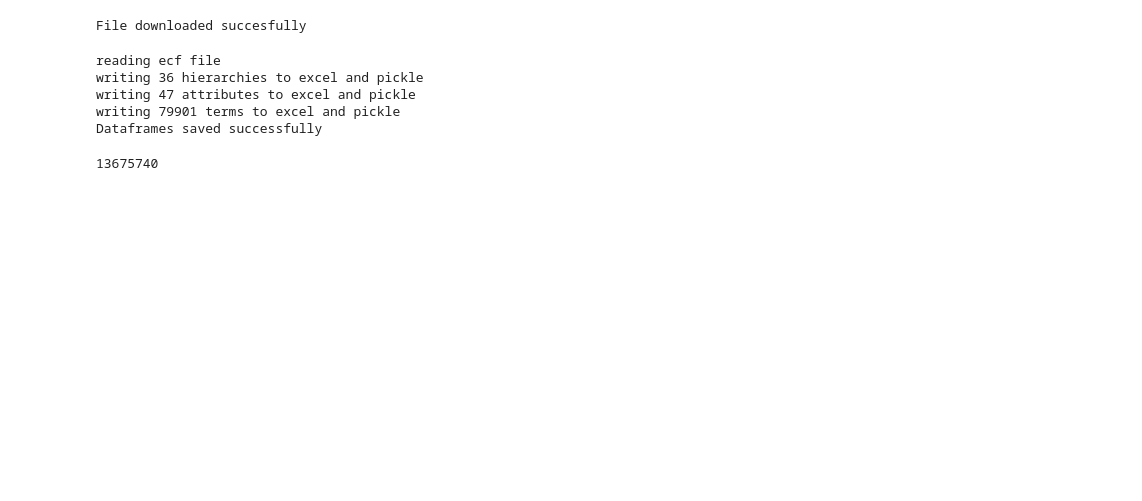
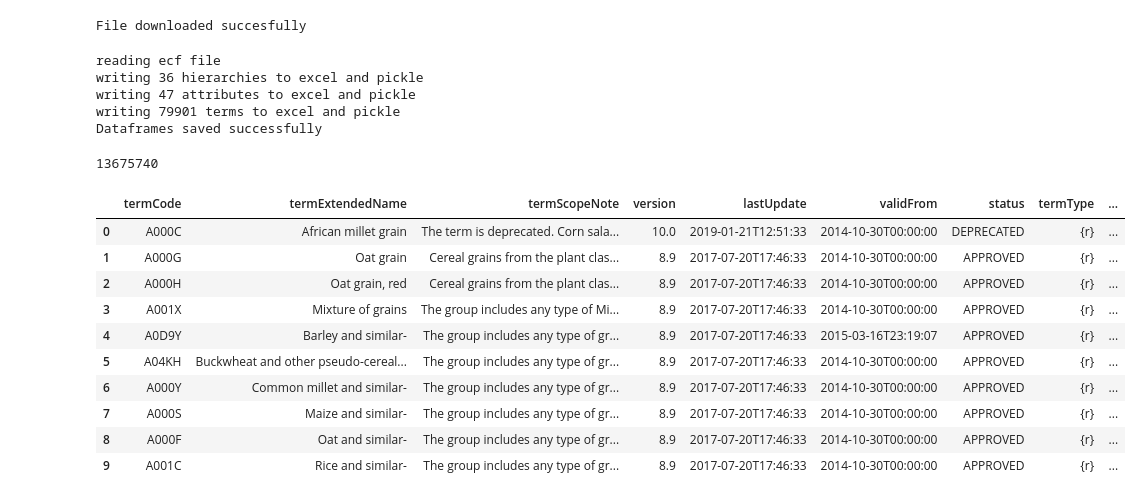
Before and after one commit to Epiconcept-Paris/roast-beef-and-croissants, a Jupyter notebook: 01. Get FoodEx2.ipynb, the cells around one changed output. Cells and saved outputs as stored; diff of their text form; code cells hidden in the pictures; blank space fills up the shorter version.

```diff
--- a/01. Get FoodEx2.ipynb
+++ b/01. Get FoodEx2.ipynb
@@ -122,3 +122,22 @@ writing 47 attributes to excel and pickle
 writing 79901 terms to excel and pickle
 Dataframes saved successfully
 13675740
+# %%
+#Showing terms
+import pandas as pd
+def showterms():
+    df = pd.read_pickle("data/terms.pickle")
+    return df.head(10)
+showterms()
+# %% [output]
+|  | termCode | termExtendedName | termScopeNote | version | lastUpdate | validFrom | status | termType | ... |
+| 0 | A000C | African millet grain | The term is deprecated. Corn sala... | 10.0 | 2019-01-21T12:51:33 | 2014-10-30T00:00:00 | DEPRECATED | {r} | ... |
+| 1 | A000G | Oat grain | Cereal grains from the plant clas... | 8.9 | 2017-07-20T17:46:33 | 2014-10-30T00:00:00 | APPROVED | {r} | ... |
+| 2 | A000H | Oat grain, red | Cereal grains from the plant clas... | 8.9 | 2017-07-20T17:46:33 | 2014-10-30T00:00:00 | APPROVED | {r} | ... |
+| 3 | A001X | Mixture of grains | The group includes any type of Mi... | 8.9 | 2017-07-20T17:46:33 | 2014-10-30T00:00:00 | APPROVED | {r} | ... |
+| 4 | A0D9Y | Barley and similar- | The group includes any type of gr... | 8.9 | 2017-07-20T17:46:33 | 2015-03-16T23:19:07 | APPROVED | {r} | ... |
+| 5 | A04KH | Buckwheat and other pseudo-cereal... | The group includes any type of gr... | 8.9 | 2017-07-20T17:46:33 | 2014-10-30T00:00:00 | APPROVED | {r} | ... |
+| 6 | A000Y | Common millet and similar- | The group includes any type of gr... | 8.9 | 2017-07-20T17:46:33 | 2014-10-30T00:00:00 | APPROVED | {r} | ... |
+| 7 | A000S | Maize and similar- | The group includes any type of gr... | 8.9 | 2017-07-20T17:46:33 | 2014-10-30T00:00:00 | APPROVED | {r} | ... |
+| 8 | A000F | Oat and similar- | The group includes any type of gr... | 8.9 | 2017-07-20T17:46:33 | 2014-10-30T00:00:00 | APPROVED | {r} | ... |
+| 9 | A001C | Rice and similar- | The group includes any type of gr... | 8.9 | 2017-07-20T17:46:33 | 2014-10-30T00:00:00 | APPROVED | {r} | ... |
```
Also changed, not shown: parts of 2 cells of this notebook, 2 other files.
